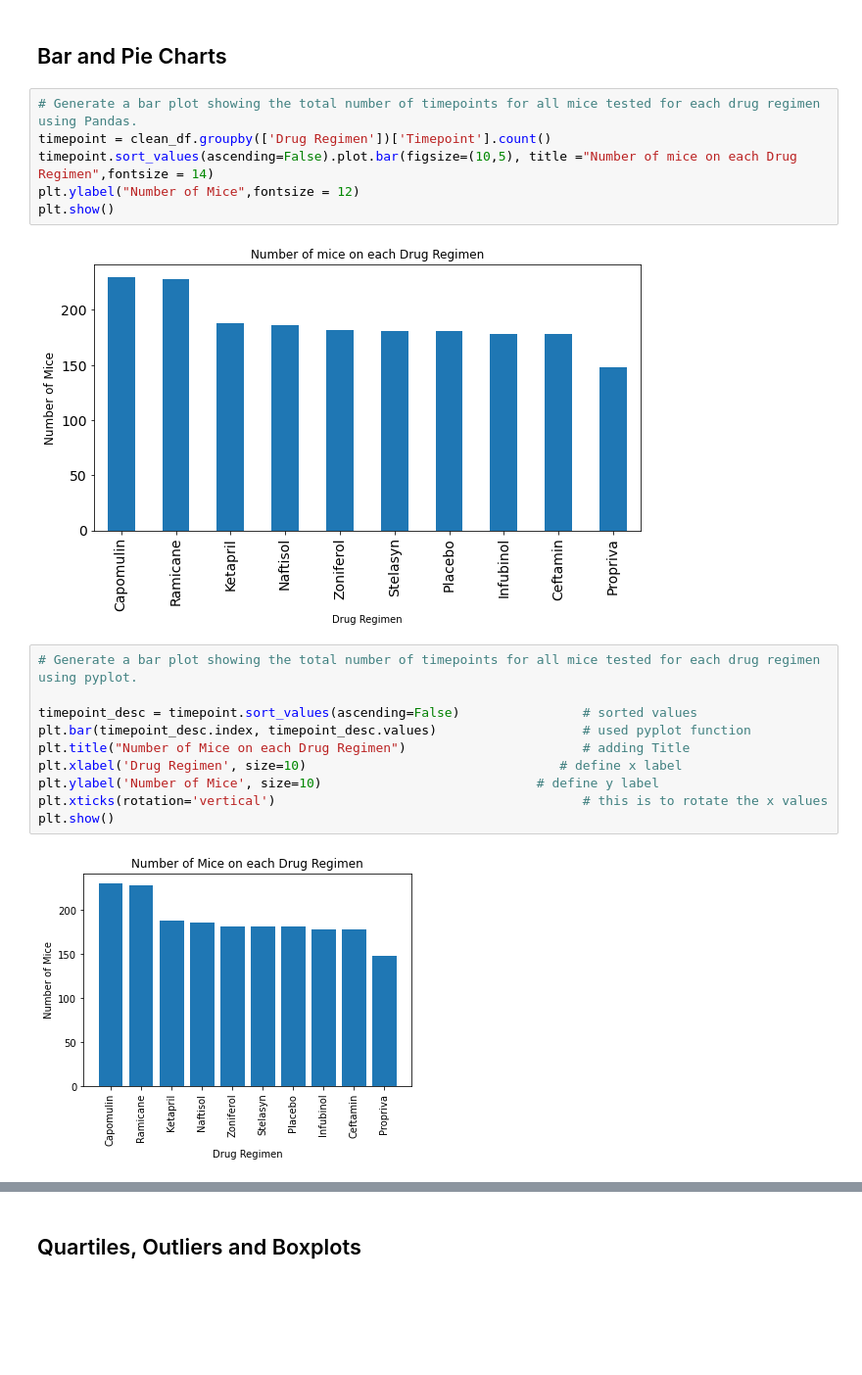
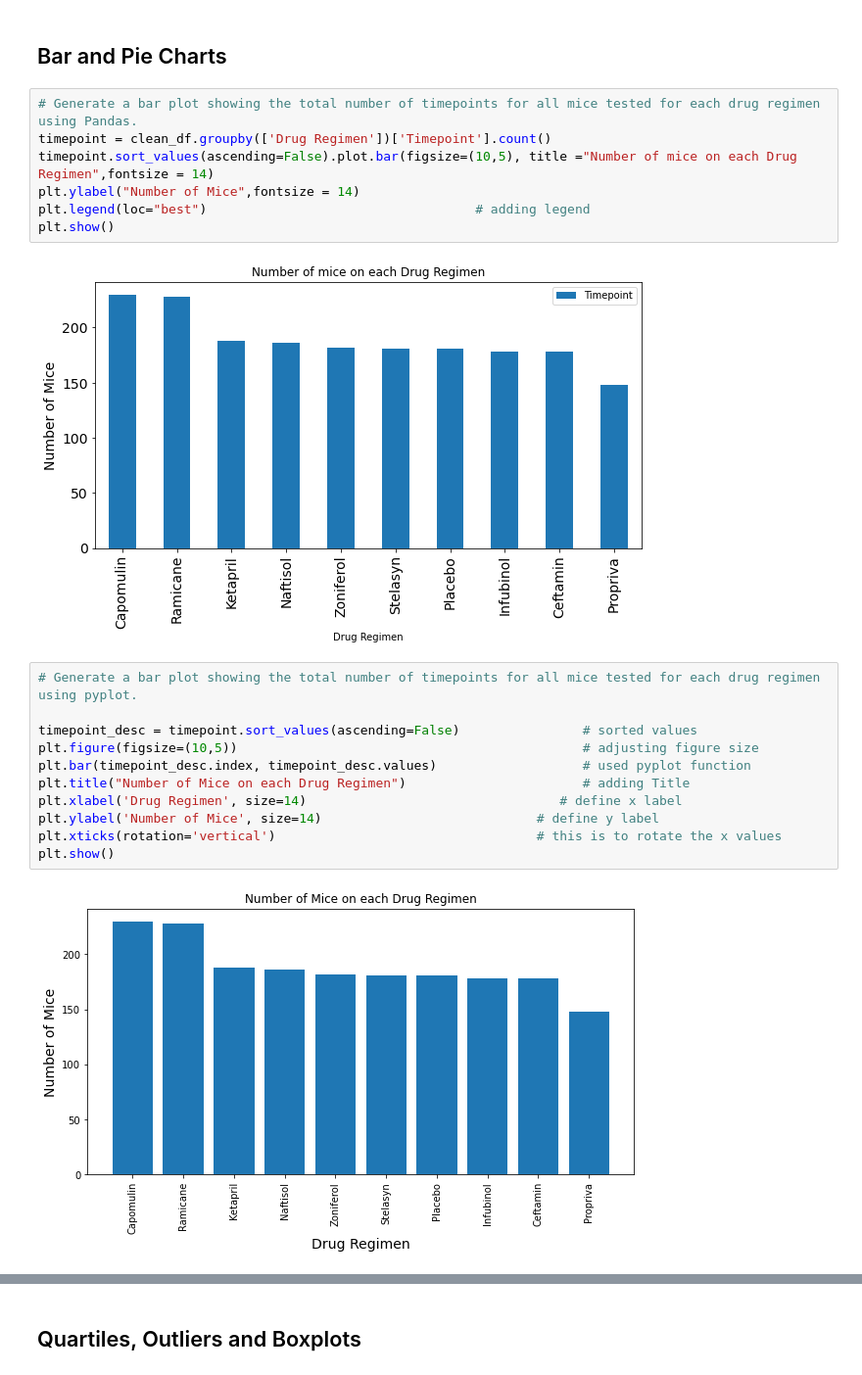
Before and after one commit to hanydief/Pymaceuticals-NumPy_Matplotlib_Challenge, a Jupyter notebook: pymaceuticals_starter.ipynb, the cells around one changed output, grey strips where cells are left out. Shown: that part at 98% size. Drawn from its saved outputs; the diff is of its cells as text; blank space fills up the shorter version.

```diff
--- a/pymaceuticals_starter.ipynb
+++ b/pymaceuticals_starter.ipynb
@@ -172,22 +172,24 @@ summary_agg_df
 # Generate a bar plot showing the total number of timepoints for all mice tested for each drug regimen using Pandas.
 timepoint = clean_df.groupby(['Drug Regimen'])['Timepoint'].count()
 timepoint.sort_values(ascending=False).plot.bar(figsize=(10,5), title ="Number of mice on each Drug Regimen",fontsize = 14)
-plt.ylabel("Number of Mice",fontsize = 12)
+plt.ylabel("Number of Mice",fontsize = 14)
+plt.legend(loc="best")                                   # adding legend
 plt.show()
 # %% [output]
-[figure, old version]
+[figure, new version]
 # %%
 # Generate a bar plot showing the total number of timepoints for all mice tested for each drug regimen using pyplot.
 
 timepoint_desc = timepoint.sort_values(ascending=False)                # sorted values
+plt.figure(figsize=(10,5))                                             # adjusting figure size
 plt.bar(timepoint_desc.index, timepoint_desc.values)                   # used pyplot function
 plt.title("Number of Mice on each Drug Regimen")                       # adding Title
-plt.xlabel('Drug Regimen', size=10)                                 # define x label
-plt.ylabel('Number of Mice', size=10)                            # define y label
-plt.xticks(rotation='vertical')                                        # this is to rotate the x values
+plt.xlabel('Drug Regimen', size=14)                                 # define x label
+plt.ylabel('Number of Mice', size=14)                            # define y label
+plt.xticks(rotation='vertical')                                  # this is to rotate the x values
 plt.show()
 # %% [output]
-[figure, old version]
+[figure, new version]
 # %%
 # Generate a pie plot showing the distribution of female versus male mice using Pandas
 # grouped by sex and then did a count
```
Also changed, not shown: parts of 12 cells of this notebook, 1 other file.
